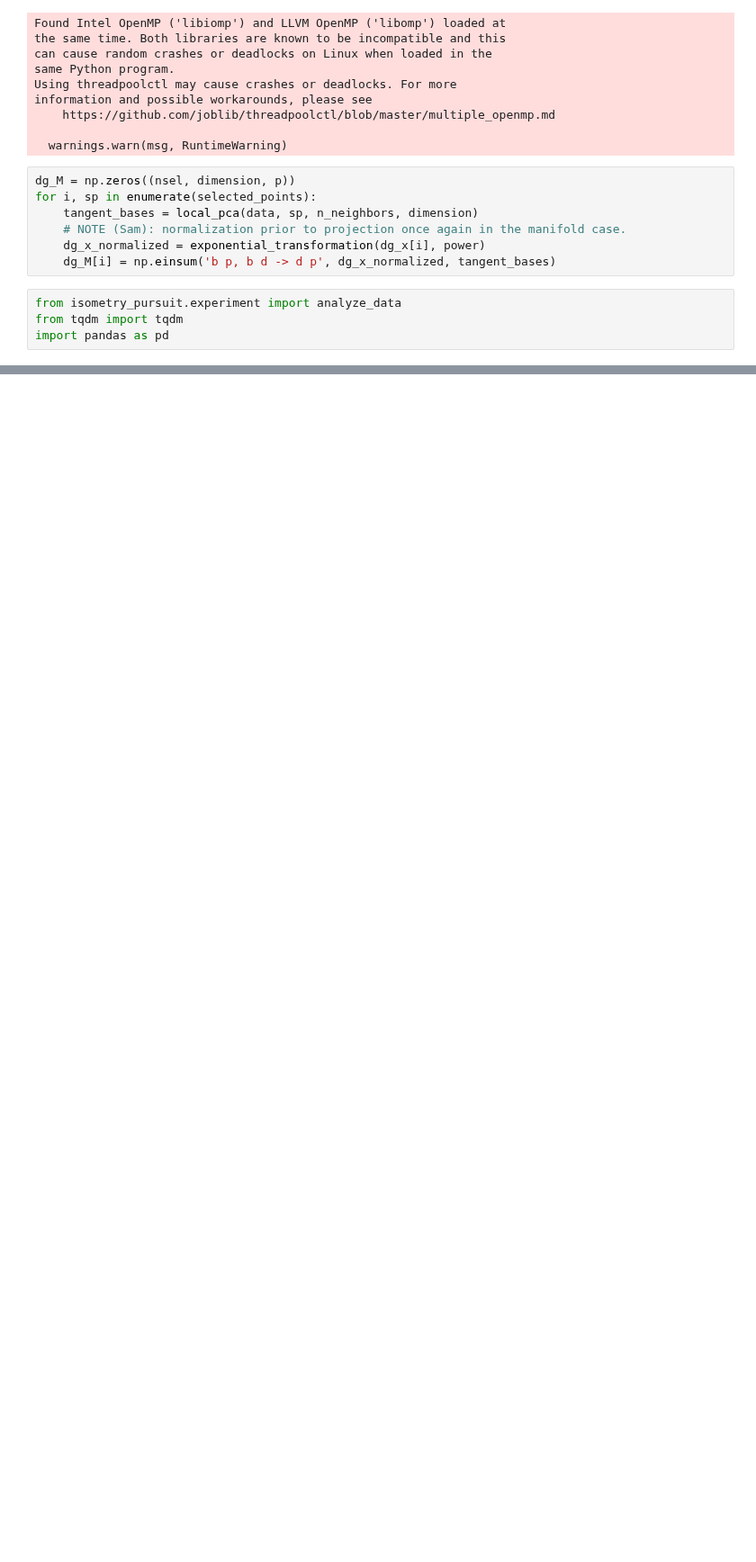
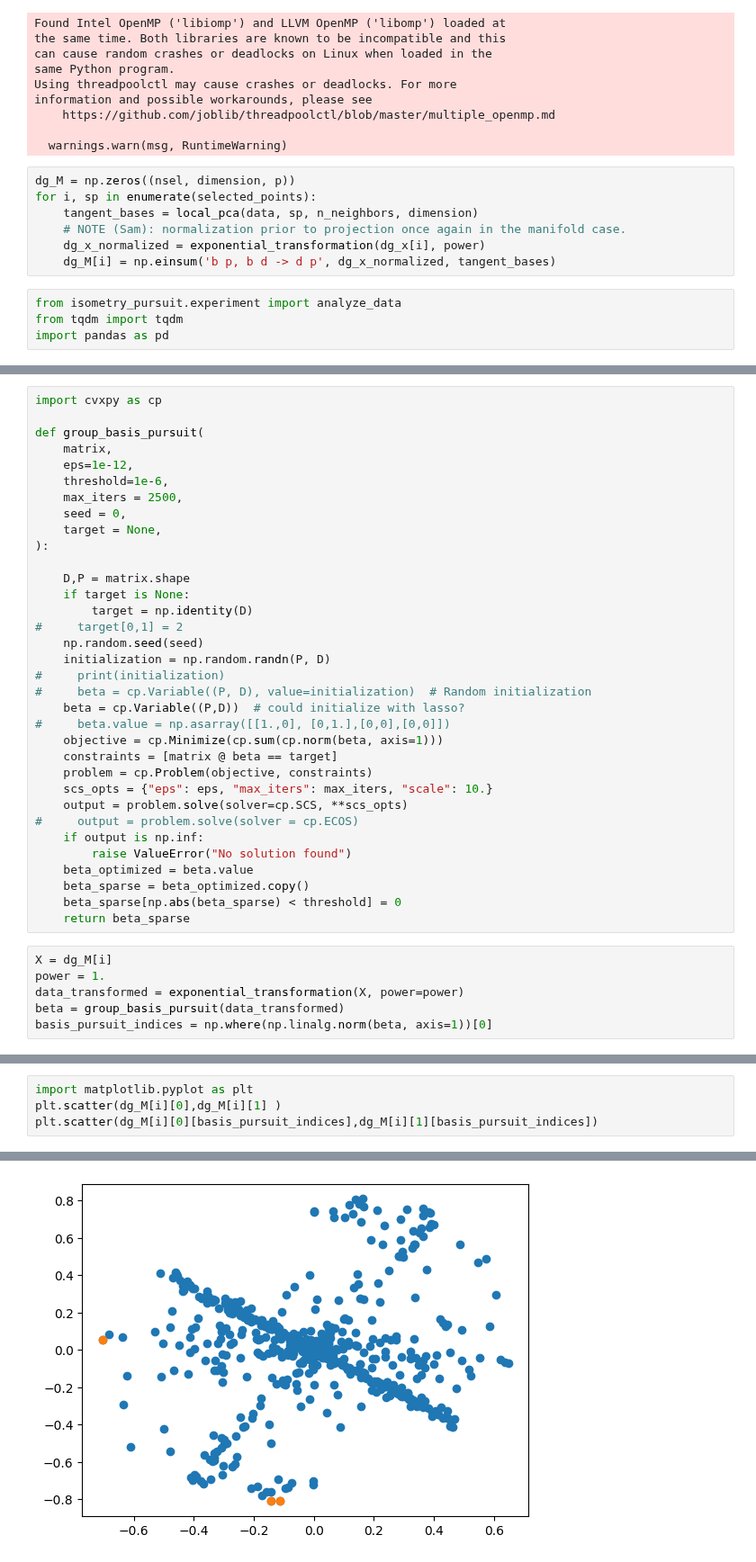
Before and after one commit to sjkoelle/isometry-pursuit, a Jupyter notebook: experiments/Ethanol.ipynb, the cells around one changed output, grey strips where cells are left out. Shown at 90% size. Drawn from its saved outputs; the diff is of its cells as text; blank space fills up the shorter version.

```diff
--- a/experiments/Ethanol.ipynb
+++ b/experiments/Ethanol.ipynb
@@ -208,0 +190,40 @@ results_df.to_csv('/Users/samsonkoelle/isometry-pursuit/experiments/ethanol_resu
+# %%
+import cvxpy as cp
+
+def group_basis_pursuit(
+    matrix,
+    eps=1e-12,
+    threshold=1e-6,
+    max_iters = 2500,
+    seed = 0,
+    target = None,
+):
+
+    D,P = matrix.shape
+    if target is None:
+        target = np.identity(D)
+#     target[0,1] = 2
+    np.random.seed(seed)
+    initialization = np.random.randn(P, D)
+#     print(initialization)
+#     beta = cp.Variable((P, D), value=initialization)  # Random initialization
+    beta = cp.Variable((P,D))  # could initialize with lasso?
+#     beta.value = np.asarray([[1.,0], [0,1.],[0,0],[0,0]])
+    objective = cp.Minimize(cp.sum(cp.norm(beta, axis=1)))
+    constraints = [matrix @ beta == target]
+    problem = cp.Problem(objective, constraints)
+    scs_opts = {"eps": eps, "max_iters": max_iters, "scale": 10.}
+    output = problem.solve(solver=cp.SCS, **scs_opts)
+#     output = problem.solve(solver = cp.ECOS)
+    if output is np.inf:
+        raise ValueError("No solution found")
+    beta_optimized = beta.value
+    beta_sparse = beta_optimized.copy()
+    beta_sparse[np.abs(beta_sparse) < threshold] = 0
+    return beta_sparse
+# %%
+X = dg_M[i]
+power = 1.
+data_transformed = exponential_transformation(X, power=power)
+beta = group_basis_pursuit(data_transformed)
+basis_pursuit_indices = np.where(np.linalg.norm(beta, axis=1))[0]
@@ -208,0 +240,5 @@ results_df.to_csv('/Users/samsonkoelle/isometry-pursuit/experiments/ethanol_resu
+# %%
+import matplotlib.pyplot as plt
+plt.scatter(dg_M[i][0],dg_M[i][1] )
+plt.scatter(dg_M[i][0][basis_pursuit_indices],dg_M[i][1][basis_pursuit_indices])
+# %% [output]
@@ -208,0 +246 @@ results_df.to_csv('/Users/samsonkoelle/isometry-pursuit/experiments/ethanol_resu
+[figure, added]
```
Also changed, not shown: parts of 9 cells of this notebook, 8 other files.
